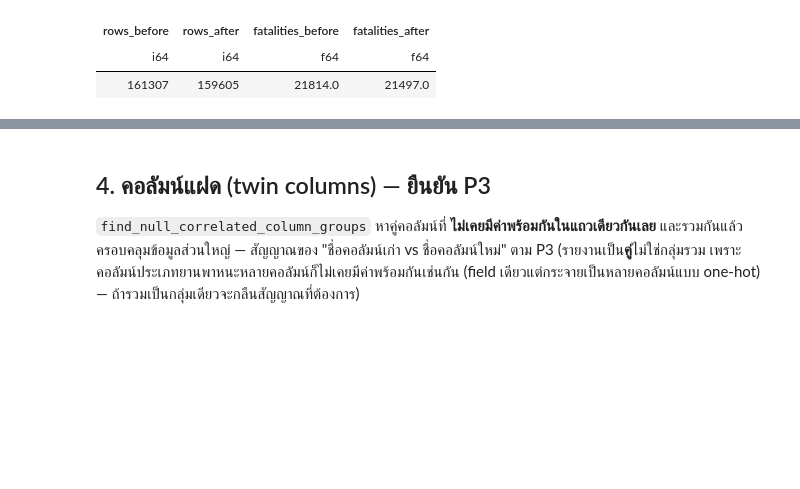
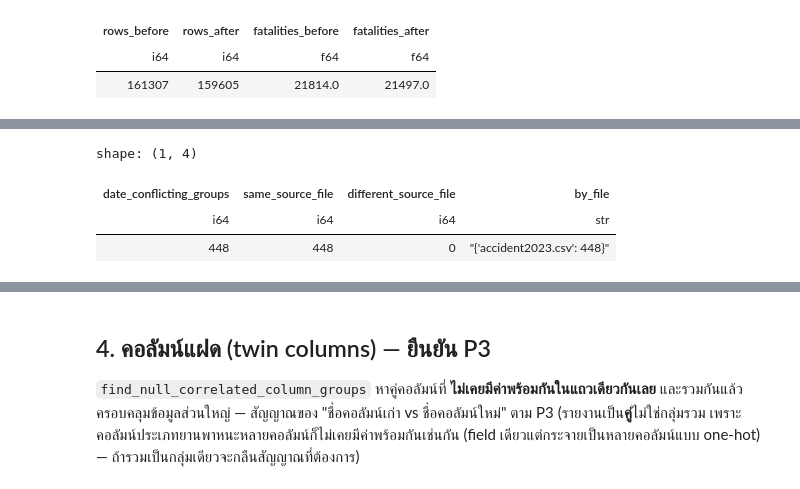
Before and after one commit to PhidPhew/car-insurance-accident-analysis, a Jupyter notebook: notebooks/01_data_profiling.ipynb, the cells around one changed output, grey strips where cells are left out. Drawn from its saved outputs; the diff is of its cells as text; code cells hidden in the pictures; blank space fills up the shorter version.

```diff
--- a/notebooks/01_data_profiling.ipynb
+++ b/notebooks/01_data_profiling.ipynb
@@ -265,0 +279,27 @@ P1 ต่อไฟล์ ไม่ใช่เดาแบบลองทั้
+# %%
+date_conflicts = find_conflicting_groups(accidents_raw, ["ACC_CODE"], "วันที่เกิดเหตุ")
+conflicting_codes = [key[0] for key, _ in date_conflicts]
+
+subset = accidents_raw.filter(pl.col("ACC_CODE").is_in(conflicting_codes))
+source_check = check_within_group_agreement(subset, ["ACC_CODE"], "source_file")
+
+by_file: dict[str, int] = {}
+for code in conflicting_codes:
+    f = accidents_raw.filter(pl.col("ACC_CODE") == code)["source_file"][0]
+    by_file[f] = by_file.get(f, 0) + 1
+
+pl.DataFrame(
+    [
+        {
+            "date_conflicting_groups": len(date_conflicts),
+            "same_source_file": source_check.agree_count,
+            "different_source_file": source_check.conflict_count,
+            "by_file": str(by_file),
+        }
+    ]
+)
+# %% [output]
+shape: (1, 4)
+| date_conflicting_groups | same_source_file | different_source_file | by_file |
+| i64 | i64 | i64 | str |
+| 448 | 448 | 0 | "{'accident2023.csv': 448}" |
```
Also changed, not shown: parts of 10 cells of this notebook, 4 other files.
